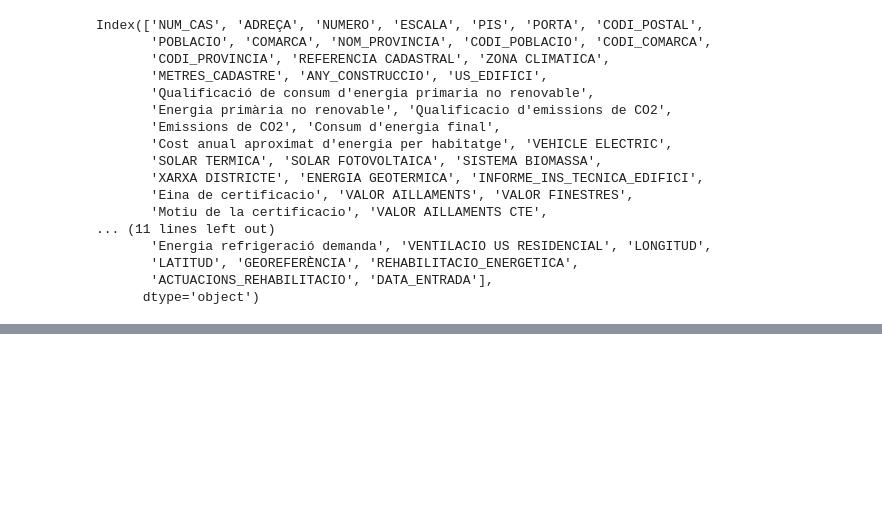
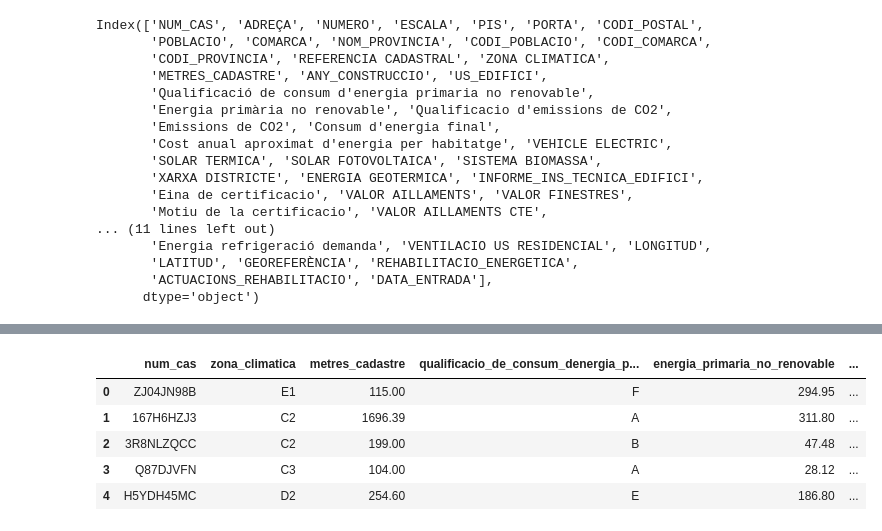
Before and after one commit to fndvit/mds-udg-viz-i-dgpcd-hackathon-25, a Jupyter notebook: nb/xabarins_overview.ipynb, the cells around one changed output, grey strips where cells are left out. Drawn from its saved outputs; the diff is of its cells as text; code cells hidden in the pictures; blank space fills up the shorter version.

```diff
--- a/nb/xabarins_overview.ipynb
+++ b/nb/xabarins_overview.ipynb
@@ -93,0 +157,9 @@ df_big.rename(columns=column_renames)
+# %%
+df_question_1.head()
+# %% [output]
+|  | num_cas | zona_climatica | metres_cadastre | qualificacio_de_consum_denergia_p... | energia_primaria_no_renovable | ... |
+| 0 | ZJ04JN98B | E1 | 115.00 | F | 294.95 | ... |
+| 1 | 167H6HZJ3 | C2 | 1696.39 | A | 311.80 | ... |
+| 2 | 3R8NLZQCC | C2 | 199.00 | B | 47.48 | ... |
+| 3 | Q87DJVFN | C3 | 104.00 | A | 28.12 | ... |
+| 4 | H5YDH45MC | D2 | 254.60 | E | 186.80 | ... |
```
Also changed, not shown: parts of 23 cells of this notebook.
